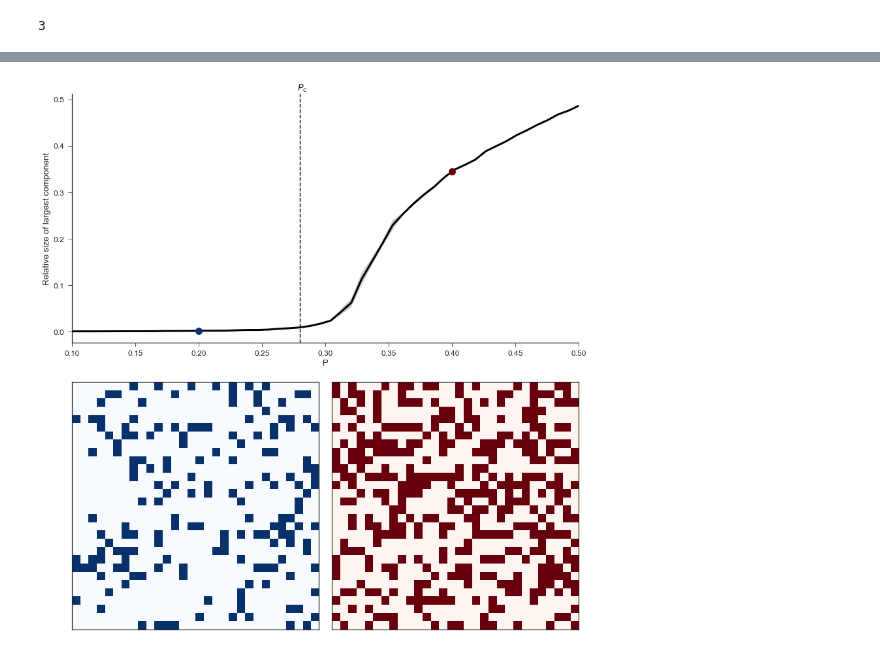
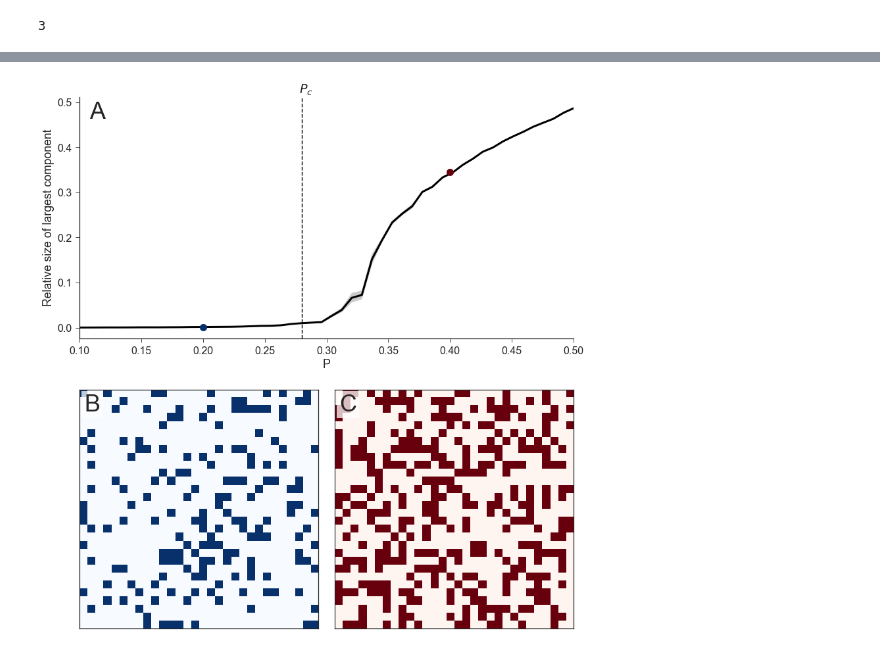
Before and after one commit to yoavram/UnderTheRug, a Jupyter notebook: percolation.ipynb, the cells around one changed output, grey strips where cells are left out. Drawn from its saved outputs; the diff is of its cells as text; code cells hidden in the pictures.

```diff
--- a/percolation.ipynb
+++ b/percolation.ipynb
@@ -9,7 +9,7 @@ import seaborn as sns
 sns.set(
     style='ticks',
     context='paper',
-    font_scale=1.5
+    font_scale=2
 )
 
 red = sns.color_palette('Reds',255)[-1]
@@ -92,31 +92,34 @@ p1 = 0.2
 p2 = 0.4
 
 sns.tsplot(df, time='p', unit='sample', value='max size', color='k', lw=3, ax=ax0)
 ax0.plot(p1, 0.001, 'o', color=blue, markersize=11)
 ax0.plot(p2, 0.345, 'o', color=red, markersize=11)
 
 ax0.axvline(0.28, color='k', ls='--')
 ax0.text(0.278, 0.52, '$P_c$')
 ax0.set(
     xlabel=('P'),
     ylabel=('Relative size of largest component')
 )
 
 shape = (n,) * d
 m = np.random.rand(*shape)
 m = m < p1
 ax1.matshow(m[0], cmap=mpl.cm.Blues)
 ax1.set(
     xticks=[], yticks=[]
 )
 m = np.random.rand(*shape)
 m = m < p2
 ax2.matshow(m[0], cmap=mpl.cm.Reds)
 ax2.set(
     xticks=[], yticks=[]
 )
 
+for ax, letter in zip([ax0, ax1, ax2], 'ABCDEFG'):
+    ax.annotate(letter, xy=(0.02, 0.91), xycoords='axes fraction', fontsize=36, bbox=dict(fc="w", lw=0, alpha=0.75))
+
 fig.tight_layout()
 sns.despine(ax=ax0)
 # %% [output]
-[figure, old version]
+[figure, new version]
```
Also changed, not shown: parts of 5 cells of this notebook.
